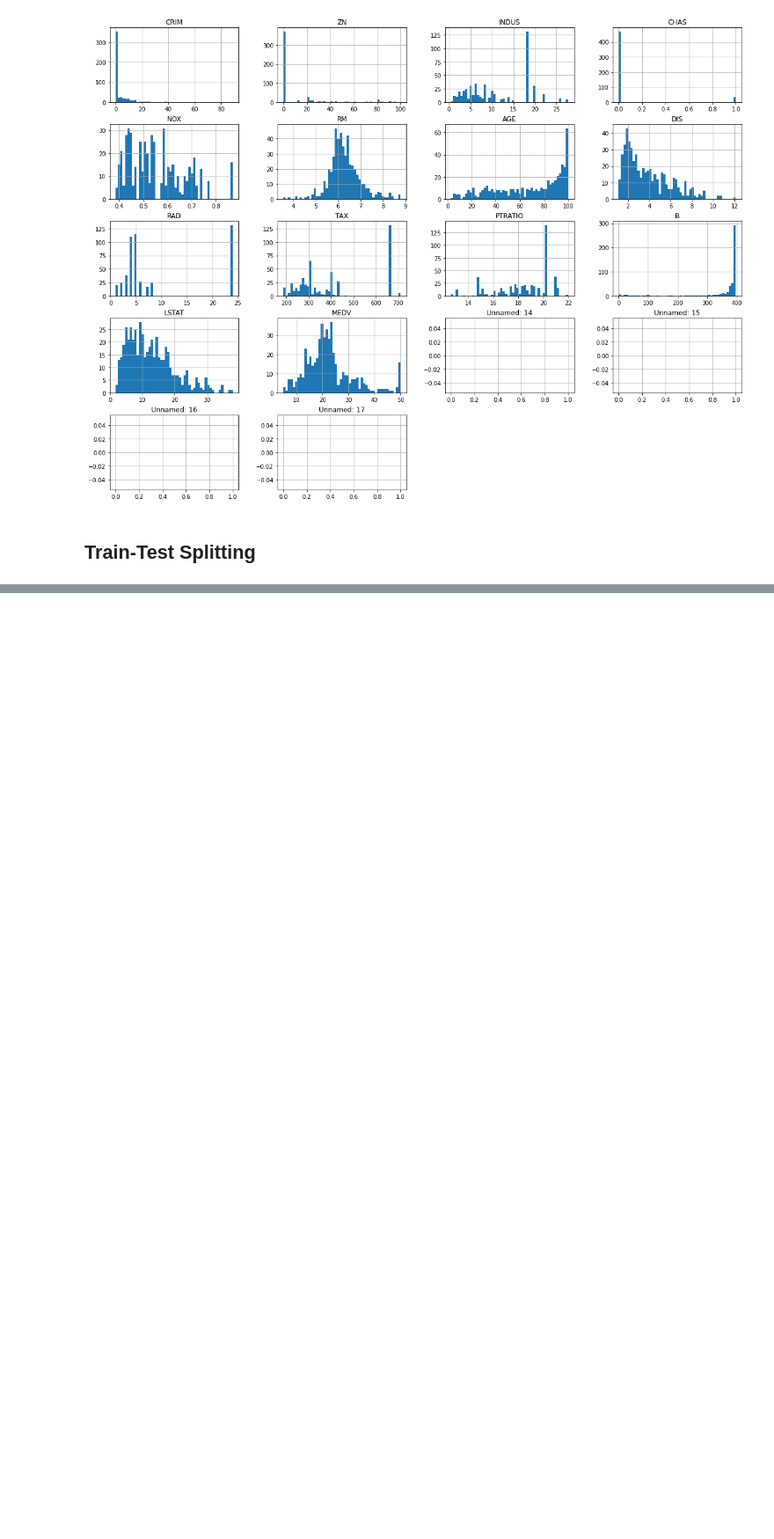
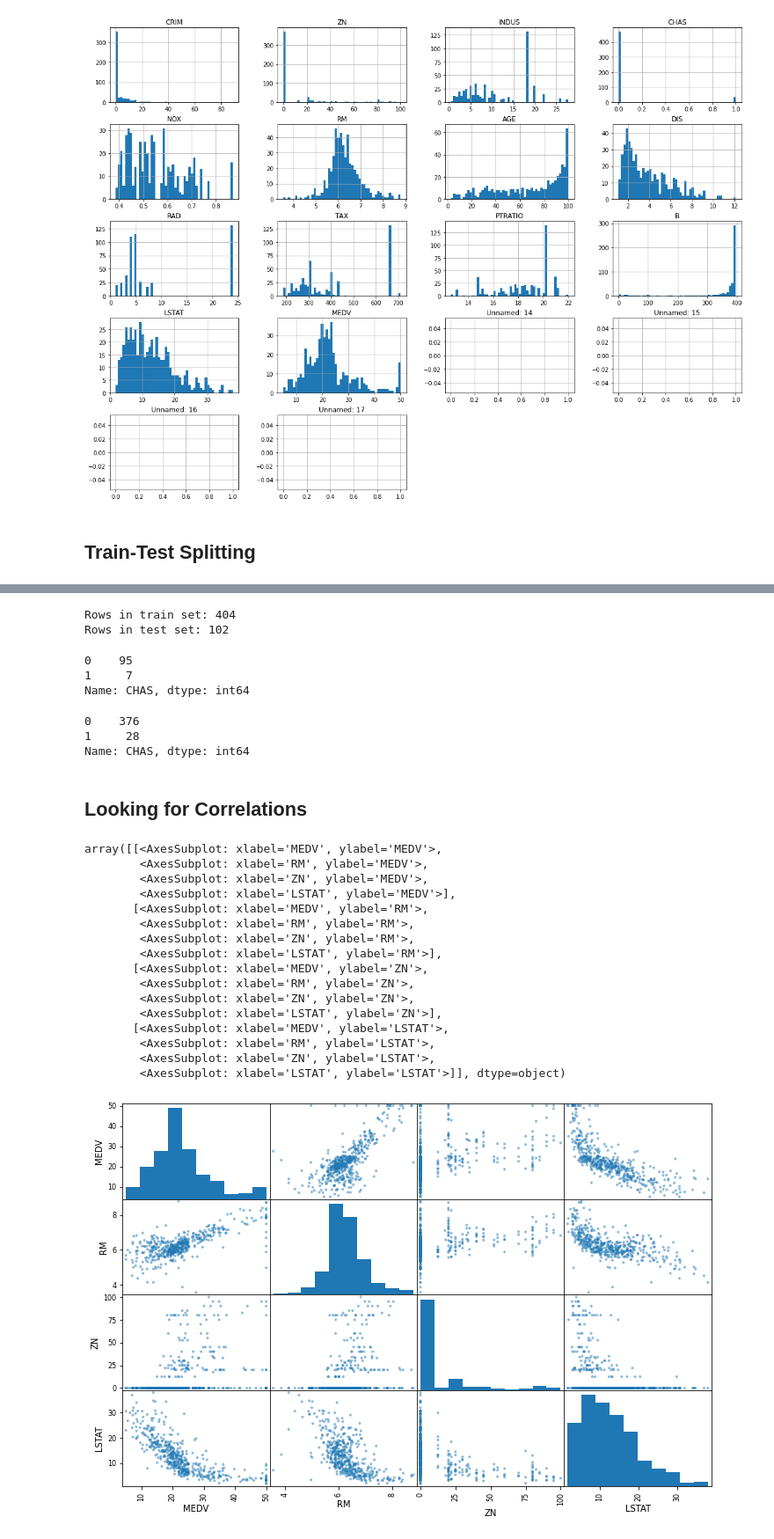
Before and after one commit to Vk24-hash/House_Pricing_Prediction_Model, a Jupyter notebook: Dragon Real Estate.ipynb, the cells around one changed output, grey strips where cells are left out. Shown: that part at 88% size. Cells and saved outputs as stored; diff of their text form; code cells hidden in the pictures; blank space fills up the shorter version.

```diff
--- a/Dragon Real Estate.ipynb
+++ b/Dragon Real Estate.ipynb
@@ -97,0 +99,7 @@ Rows in test set: 101
+# %%
+from sklearn.model_selection import train_test_split
+train_set, test_set = train_test_split(housing, test_size =0.2, random_state=42)
+print(f"Rows in train set: {len(train_set)}\nRows in test set: {len(test_set)}\n")
+# %% [output]
+Rows in train set: 404
+Rows in test set: 102
@@ -97,0 +113,36 @@ Rows in test set: 101
+# %%
+strat_test_set['CHAS'].value_counts()
+# %% [output]
+0    95
+1     7
+Name: CHAS, dtype: int64
+# %%
+strat_train_set['CHAS'].value_counts()
+# %% [output]
+0    376
+1     28
+Name: CHAS, dtype: int64
+# %% [markdown]
+## Looking for Correlations
+# %%
+from pandas.plotting import scatter_matrix
+attributes = ["MEDV", "RM", "ZN", "LSTAT"]
+scatter_matrix(housing[attributes], figsize =(12,8))
+# %% [output]
+array([[<AxesSubplot: xlabel='MEDV', ylabel='MEDV'>,
+        <AxesSubplot: xlabel='RM', ylabel='MEDV'>,
+        <AxesSubplot: xlabel='ZN', ylabel='MEDV'>,
+        <AxesSubplot: xlabel='LSTAT', ylabel='MEDV'>],
+       [<AxesSubplot: xlabel='MEDV', ylabel='RM'>,
+        <AxesSubplot: xlabel='RM', ylabel='RM'>,
+        <AxesSubplot: xlabel='ZN', ylabel='RM'>,
+        <AxesSubplot: xlabel='LSTAT', ylabel='RM'>],
+       [<AxesSubplot: xlabel='MEDV', ylabel='ZN'>,
+        <AxesSubplot: xlabel='RM', ylabel='ZN'>,
+        <AxesSubplot: xlabel='ZN', ylabel='ZN'>,
+        <AxesSubplot: xlabel='LSTAT', ylabel='ZN'>],
+       [<AxesSubplot: xlabel='MEDV', ylabel='LSTAT'>,
+        <AxesSubplot: xlabel='RM', ylabel='LSTAT'>,
+        <AxesSubplot: xlabel='ZN', ylabel='LSTAT'>,
+        <AxesSubplot: xlabel='LSTAT', ylabel='LSTAT'>]], dtype=object)
+[figure, added]
```
Also changed, not shown: parts of 20 cells of this notebook.
